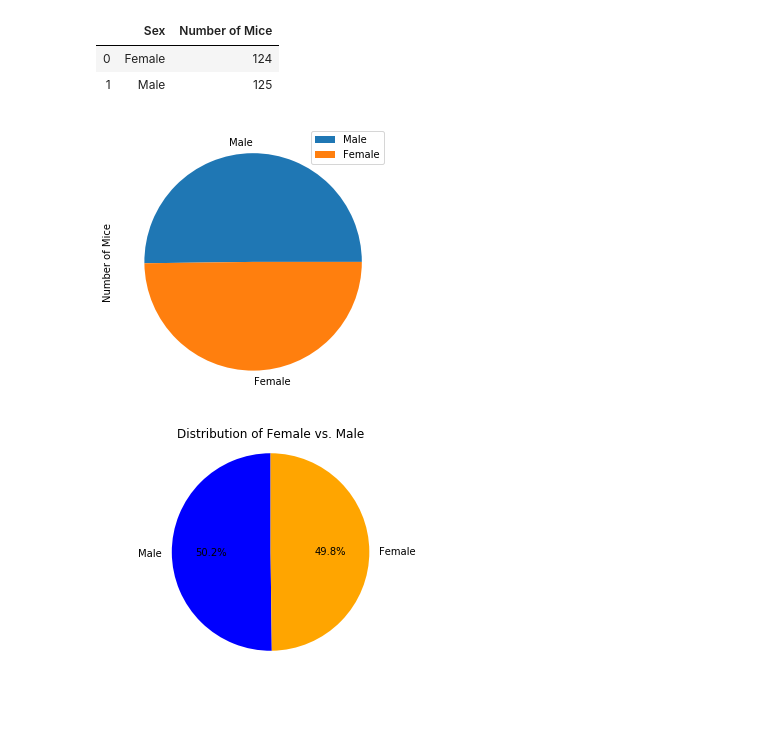
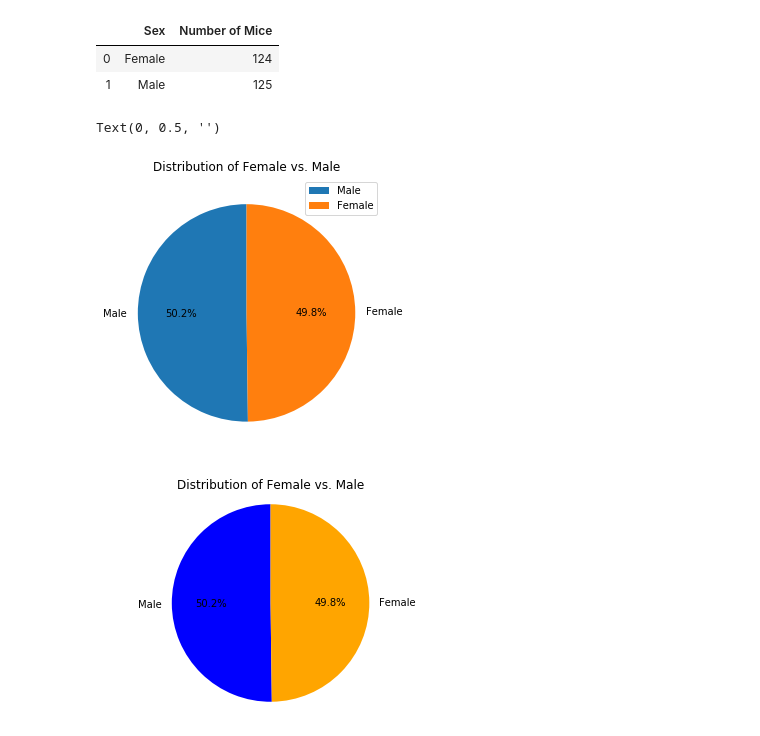
Before and after one commit to kyranduncan/Matplotlib_Challenge, a Jupyter notebook: pymaceuticals_starter.ipynb, the cells around one changed output. Drawn from its saved outputs; the diff is of its cells as text; code cells hidden in the pictures; blank space fills up the shorter version.

```diff
--- a/pymaceuticals_starter.ipynb
+++ b/pymaceuticals_starter.ipynb
@@ -286,9 +286,12 @@ sex_of_mice_df
 # %%
 sex_of_mice_df=pd.DataFrame({'Number of Mice': [125, 124],},
                   index=['Male', 'Female'])
-plot = sex_of_mice_df.plot.pie(y='Number of Mice', figsize=(5, 5))
+plot = sex_of_mice_df.plot.pie(y= 'Number of Mice', figsize=(5, 5), autopct="%1.1f%%", startangle=90)
+plt.title("Distribution of Female vs. Male")
+plot.set_ylabel('')
 # %% [output]
+Text(0, 0.5, '')
-[figure, old version]
+[figure, new version]
 # %%
 # Generate a pie plot showing the distribution of female versus male mice using pyplot
 sex=["Male", "Female"]
```
Also changed, not shown: parts of 6 cells of this notebook.
